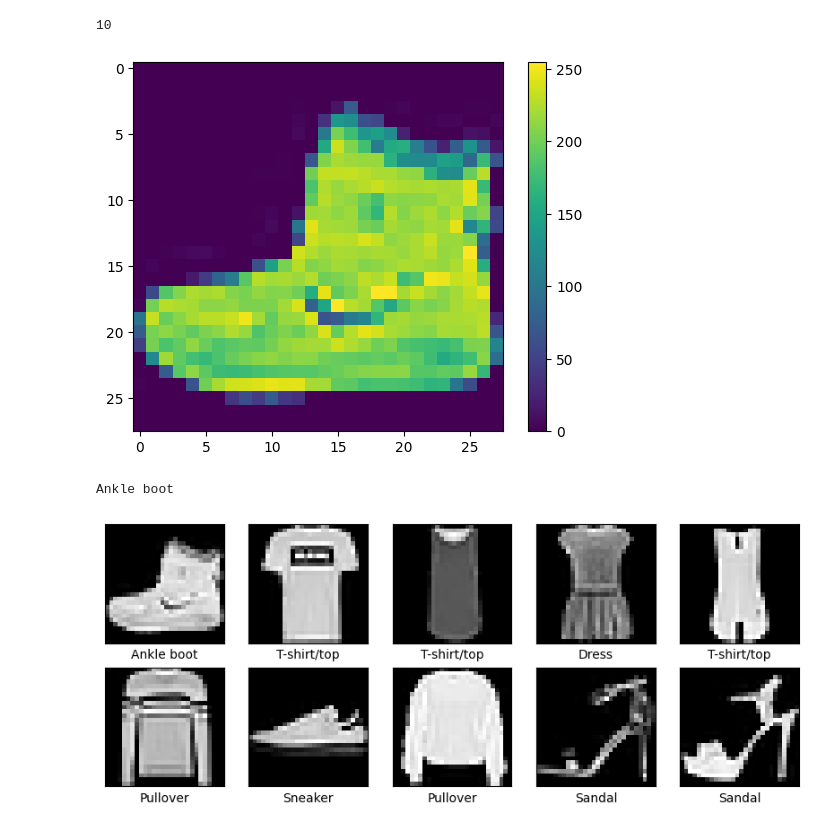
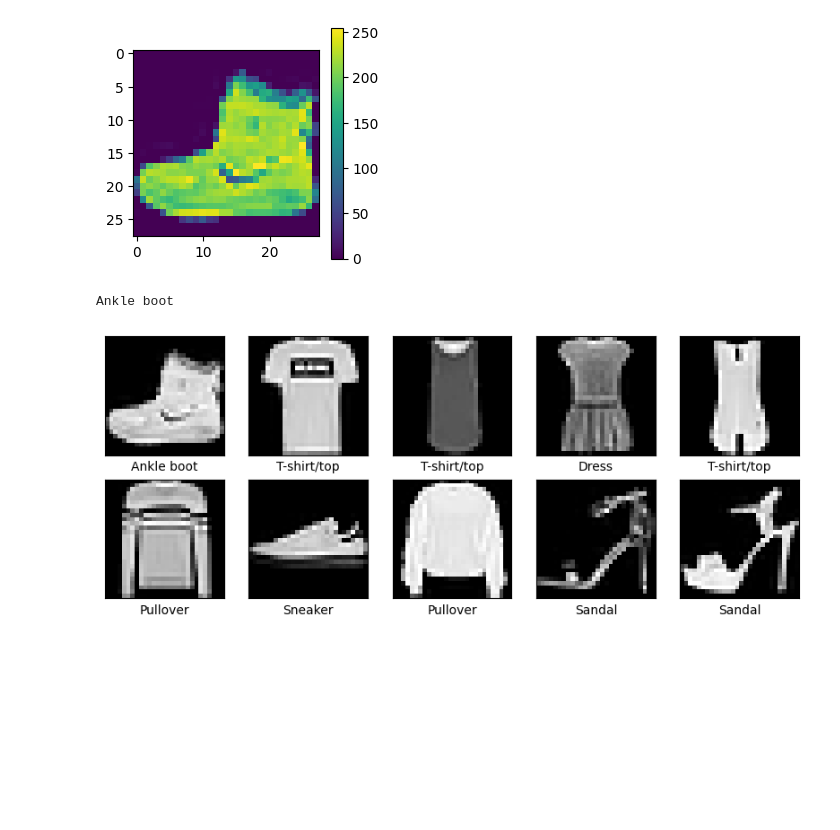
Before and after one commit to OleksiiLatypov/Data_Science_Homeworks, a Jupyter notebook: Untitled28.ipynb, the cells around one changed output. Saved outputs shown, nothing was run; the diff lists cells and outputs as text; code cells hidden in the pictures; blank space fills up the shorter version.

```diff
--- a/Untitled28.ipynb
+++ b/Untitled28.ipynb
@@ -16,18 +25,15 @@ class_names = ['T-shirt/top', 'Trouser', 'Pullover', 'Dress', 'Coat',
                'Sandal', 'Shirt', 'Sneaker' , 'Bag', 'Ankle boot']
 
 num_classes = len(class_names)
-print(num_classes)
-# %% [output]
-10
 # %%
-plt.figure()
+plt.figure(figsize=(3,3))
 plt.imshow(train_images[0])
 plt.colorbar()
 plt.grid(False)
 plt.show()
 print(class_names[train_labels[0]])
 # %% [output]
-[figure, old version]
+[figure, new version]
 Ankle boot
 # %%
 plt.figure(figsize=(10, 10))
```
Also changed, not shown: parts of 16 cells of this notebook.
